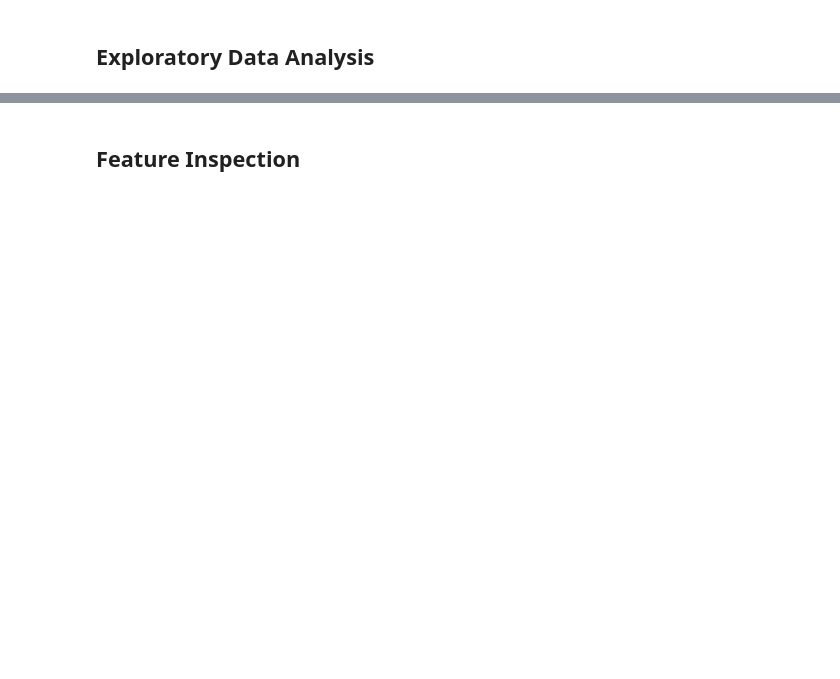
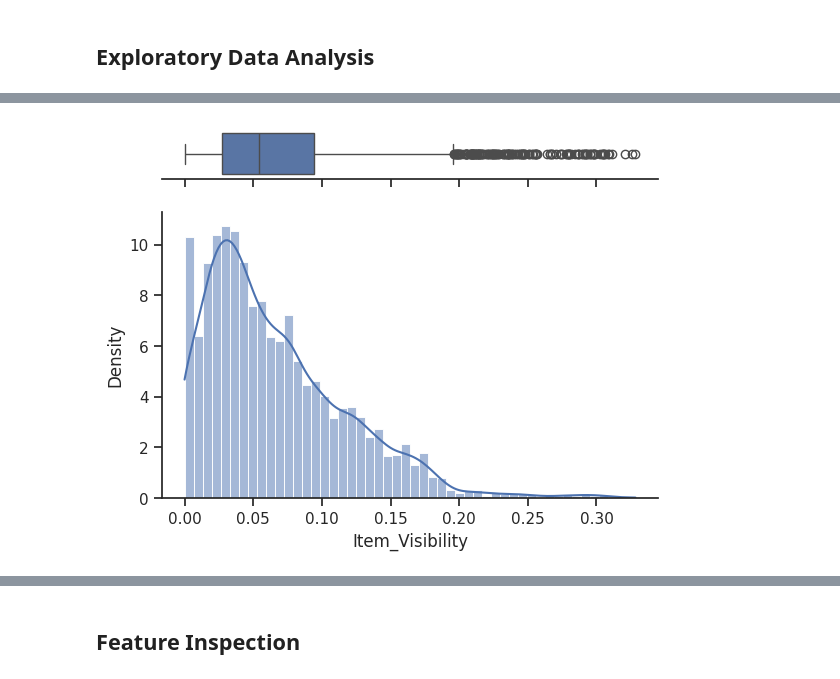
Before and after one commit to YassinDhaya/Prediction-of-Product-Sales, a Jupyter notebook: Prediction_of_Product_Sales.ipynb, the cells around one changed output, grey strips where cells are left out. Cells and saved outputs as stored; diff of their text form; code cells hidden in the pictures; blank space fills up the shorter version.

```diff
--- a/Prediction_of_Product_Sales.ipynb
+++ b/Prediction_of_Product_Sales.ipynb
@@ -14,0 +331,11 @@
+# %%
+f, (ax_box, ax_hist) = plt.subplots(2, sharex=True, gridspec_kw={"height_ratios": (.15, .85)})
+
+sns.boxplot(x=df['Item_Visibility'], ax=ax_box)
+sns.histplot(x=df['Item_Visibility'], bins='auto', kde=True, stat='density', ax=ax_hist)
+
+ax_box.set(yticks=[])
+sns.despine(ax=ax_hist)
+sns.despine(ax=ax_box, left=True)
+# %% [output]
+[figure, added]
```
Also changed, not shown: parts of 49 cells of this notebook.
